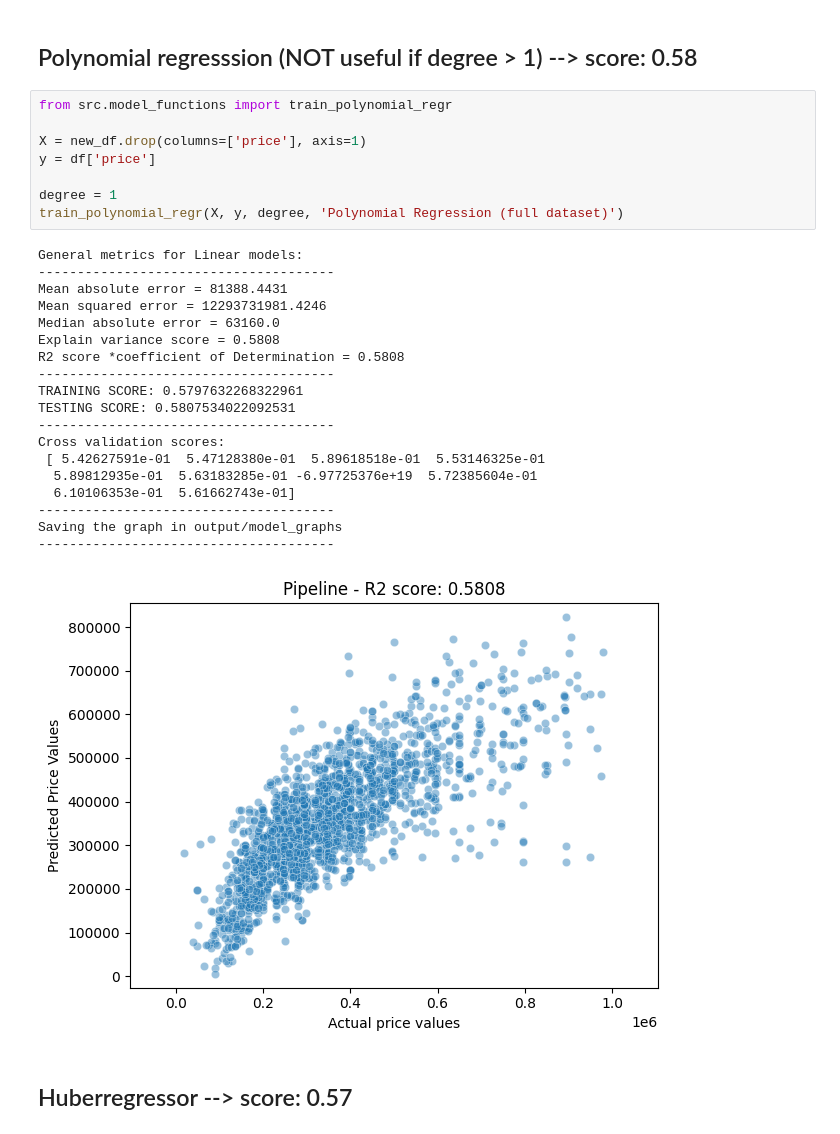
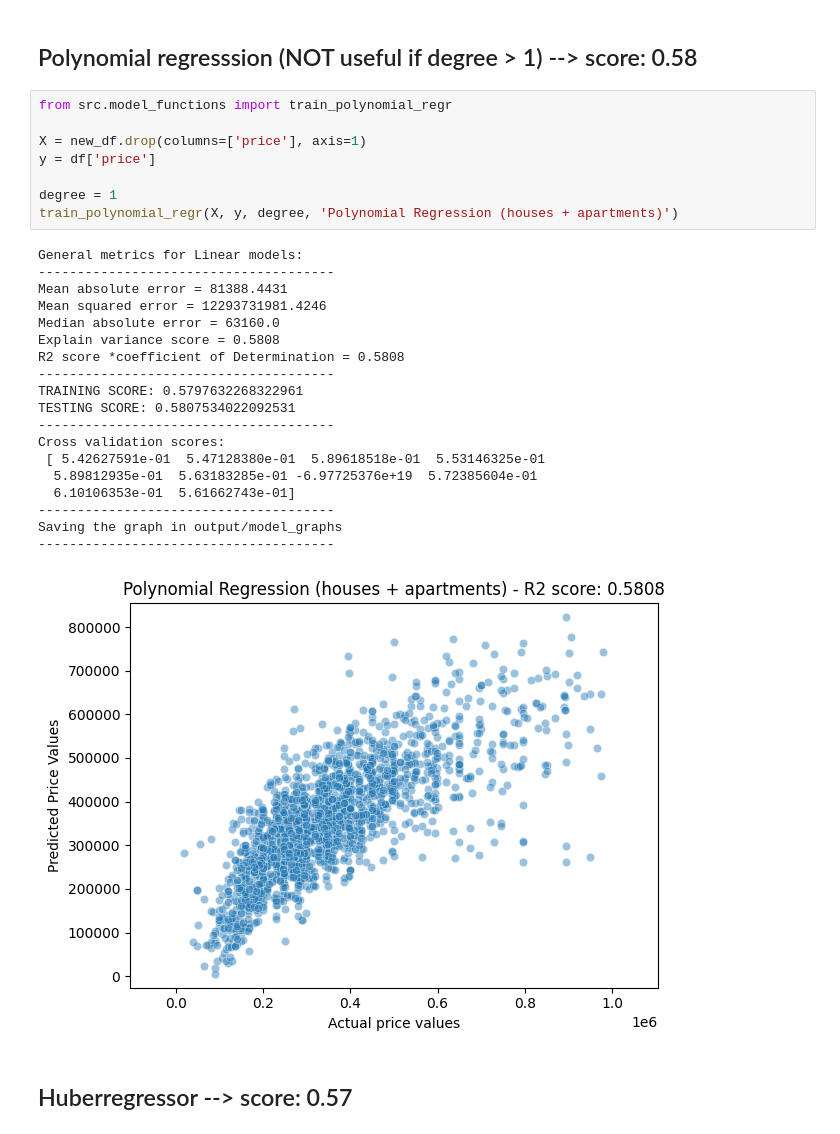
Before and after one commit to nikolaaswillaert/ImmoElizaDataAnalysis, a Jupyter notebook: main.ipynb, the cells around one changed output. Cells and saved outputs as stored; diff of their text form.

```diff
--- a/main.ipynb
+++ b/main.ipynb
@@ -269,31 +307,31 @@ TypeError: linear_evaluation() missing 1 required positional argument: 'title'
 # %%
 from src.model_functions import train_polynomial_regr
 
 X = new_df.drop(columns=['price'], axis=1)
 y = df['price']
 
 degree = 1
-train_polynomial_regr(X, y, degree, 'Polynomial Regression (full dataset)')
+train_polynomial_regr(X, y, degree, 'Polynomial Regression (houses + apartments)')
 # %% [output]
 General metrics for Linear models:
 --------------------------------------
 Mean absolute error = 81388.4431
 Mean squared error = 12293731981.4246
 Median absolute error = 63160.0
 Explain variance score = 0.5808
 R2 score *coefficient of Determination = 0.5808
 --------------------------------------
 TRAINING SCORE: 0.5797632268322961
 TESTING SCORE: 0.5807534022092531
 --------------------------------------
 Cross validation scores:
  [ 5.42627591e-01  5.47128380e-01  5.89618518e-01  5.53146325e-01
   5.89812935e-01  5.63183285e-01 -6.97725376e+19  5.72385604e-01
   6.10106353e-01  5.61662743e-01]
 --------------------------------------
 Saving the graph in output/model_graphs
 --------------------------------------
-[figure, old version]
+[figure, new version]
 # %% [markdown]
 ## Huberregressor --> score: 0.57
 # %%
```
Also changed, not shown: parts of 31 cells of this notebook, 34 other files.
